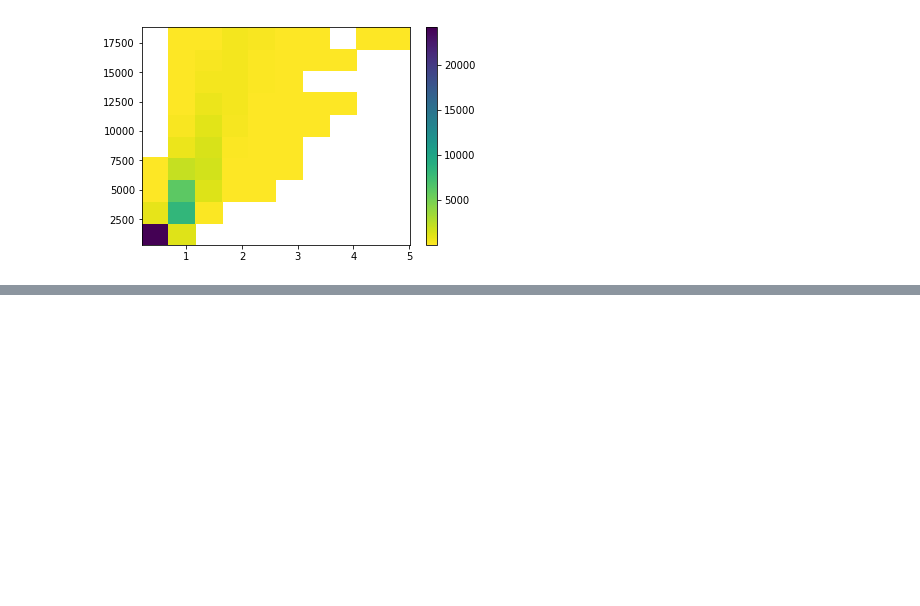
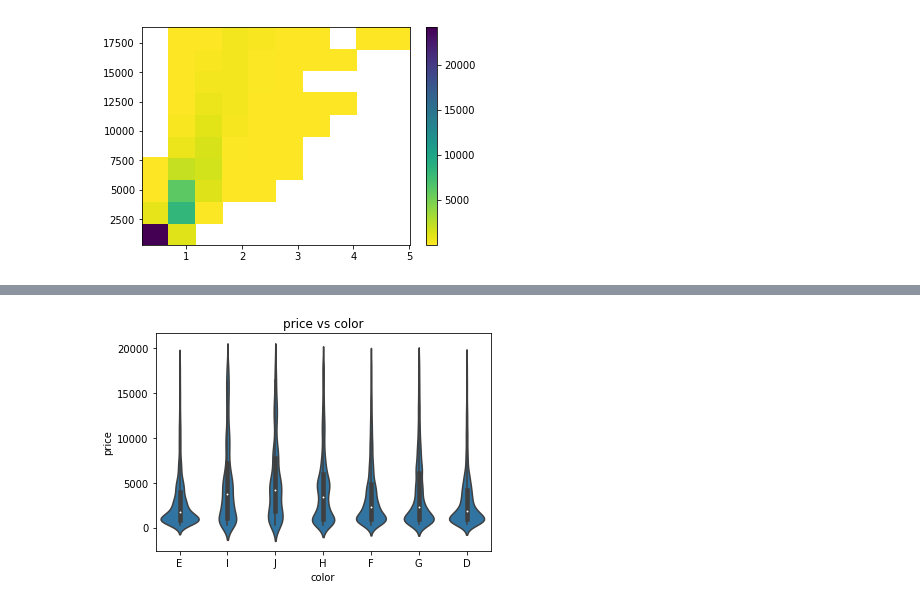
Before and after one commit to csmeet1495/Diamond-dataset--data-visualization, a Jupyter notebook: diamond_dataset-data_visualization.ipynb, the cells around one changed output, grey strips where cells are left out. Cells and saved outputs as stored; diff of their text form; code cells hidden in the pictures; blank space fills up the shorter version.

```diff
--- a/diamond_dataset-data_visualization.ipynb
+++ b/diamond_dataset-data_visualization.ipynb
@@ -131,0 +139,6 @@ plt.colorbar();
+# %%
+base_color=sb.color_palette()[0]
+sb.violinplot(data=diamonds, x='color', y='price', color=base_color)
+plt.title('price vs color');
+# %% [output]
+[figure, added]
```
Also changed, not shown: parts of 1 cell of this notebook.
